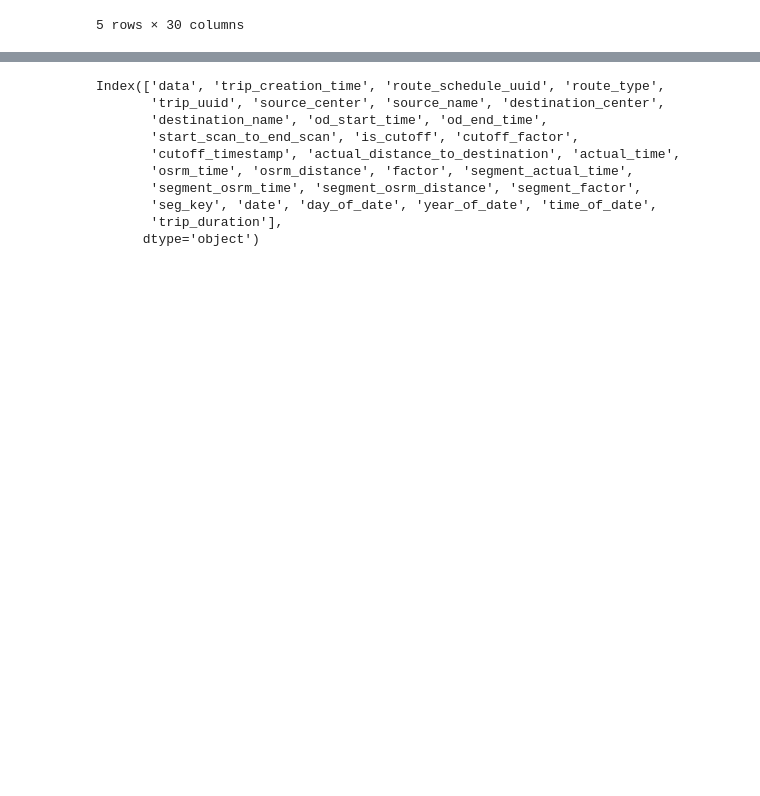
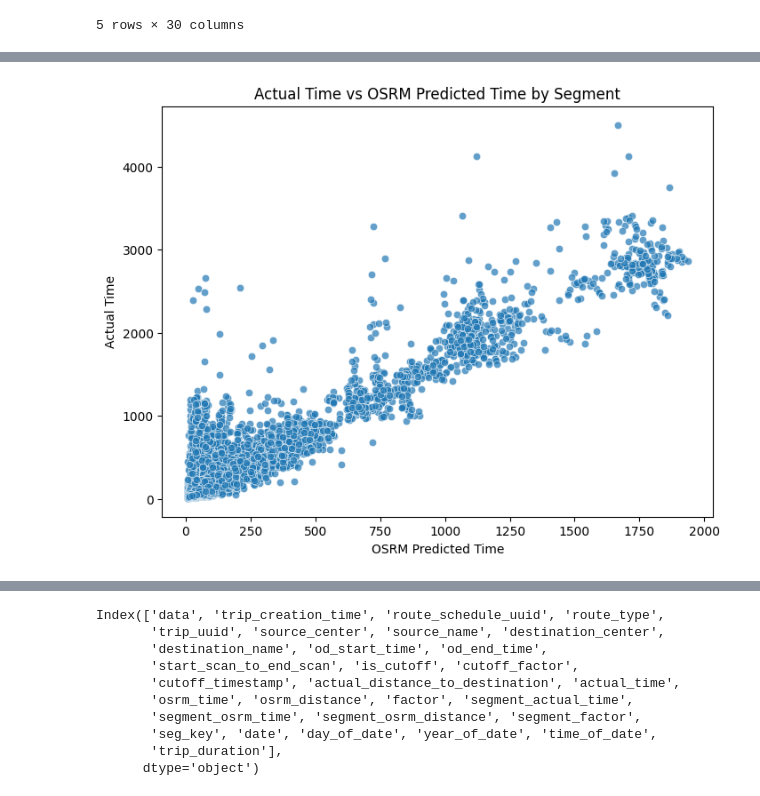
Before and after one commit to Demon-Sheriff/Linear-Alg_ML_fs, a Jupyter notebook: Delhivery_feature_engineering.ipynb, the cells around one changed output, grey strips where cells are left out. Saved outputs shown, nothing was run; the diff lists cells and outputs as text; code cells hidden in the pictures; blank space fills up the shorter version.

```diff
--- a/Delhivery_feature_engineering.ipynb
+++ b/Delhivery_feature_engineering.ipynb
@@ -167,0 +210,18 @@ data.head()
+# %%
+plt.figure(figsize=(8, 6))
+
+# Create the scatter plot with different colors for each 'segment_osrm_time'
+sns.scatterplot(x='segment_osrm_time', y='segment_actual_time',
+                data=data_seg,
+                palette='Set1',  # Choose a predefined color palette (e.g., 'Set1', 'viridis', 'coolwarm', etc.)
+                alpha=0.7)
+
+# Adding labels and title
+plt.title('Actual Time vs OSRM Predicted Time by Segment')
+plt.xlabel('OSRM Predicted Time')
+plt.ylabel('Actual Time')
+
+# Show the plot
+plt.show()
+# %% [output]
+[figure, added]
```
Also changed, not shown: parts of 50 cells of this notebook.
